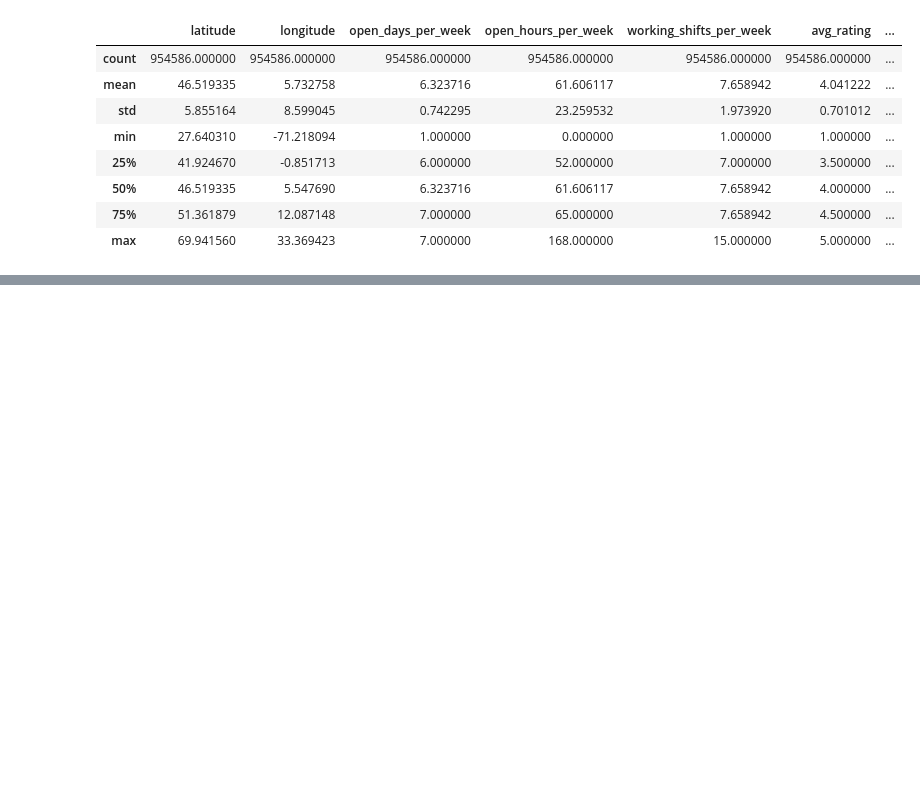
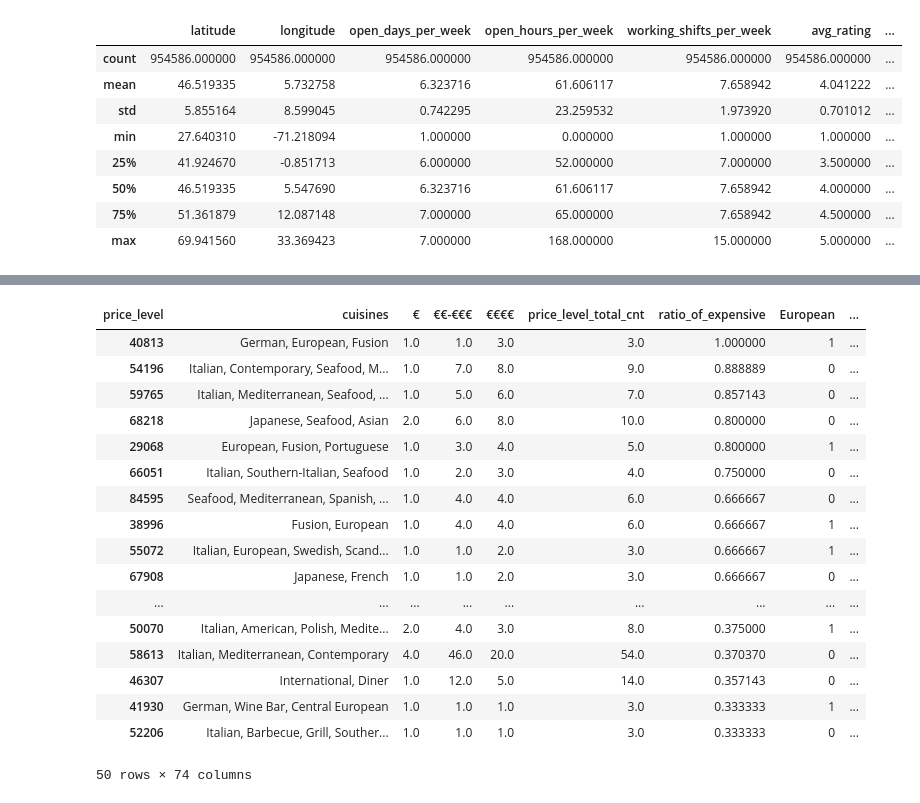
Before and after one commit to hltrk/challenge, a Jupyter notebook: data challenge.ipynb, the cells around one changed output, grey strips where cells are left out. Saved outputs shown, nothing was run; the diff lists cells and outputs as text; code cells hidden in the pictures; blank space fills up the shorter version.

```diff
--- a/data challenge.ipynb
+++ b/data challenge.ipynb
@@ -296,0 +410,6 @@ df.describe()
+# %%
+df_b = pd.pivot_table(df, index=["cuisines"], values="restaurant_link", columns="price_level", aggfunc= "count").reset_index()
+df_b["price_level_total_cnt"] = df_b["€"] + df_b["€€-€€€"] + df_b["€"]
+df_b["ratio_of_expensive"] = df_b["€€€€"] / df_b["price_level_total_cnt"]
+df_b["cuisines"] = df_b["cuisines"].str.strip()
+df_b.describe()
@@ -296,0 +435,35 @@ df.describe()
+# %%
+##FIND UNIQUE CUISINE names from data field
+
+
+cusines_top= df_b.sort_values(by="ratio_of_expensive", ascending=False).head(150)["cuisines"].str.split(",").tolist()
+unique_cuisines = list(set([y for x in cusines_top for y in x]))
+unique_cuisines = [str.strip(c) for c in unique_cuisines]
+unique_cuisines = list(set(unique_cuisines))
+# %%
+##Create flg for every cuisine
+##Sort for ratio_of_expensive column in order to look top 50 cuisine record.
+for cuisine in unique_cuisines:
+    df_b[cuisine] =  pd.np.where(df_b["cuisines"].str.contains(cuisine), 1, 0)
+
+df_sorted_t50 = df_b.sort_values(by="ratio_of_expensive", ascending=False).head(50)
+df_sorted_t50
+# %% [output]
+| price_level | cuisines | € | €€-€€€ | €€€€ | price_level_total_cnt | ratio_of_expensive | European | ... |
+| 40813 | German, European, Fusion | 1.0 | 1.0 | 3.0 | 3.0 | 1.000000 | 1 | ... |
+| 54196 | Italian, Contemporary, Seafood, M... | 1.0 | 7.0 | 8.0 | 9.0 | 0.888889 | 0 | ... |
+| 59765 | Italian, Mediterranean, Seafood, ... | 1.0 | 5.0 | 6.0 | 7.0 | 0.857143 | 0 | ... |
+| 68218 | Japanese, Seafood, Asian | 2.0 | 6.0 | 8.0 | 10.0 | 0.800000 | 0 | ... |
+| 29068 | European, Fusion, Portuguese | 1.0 | 3.0 | 4.0 | 5.0 | 0.800000 | 1 | ... |
+| 66051 | Italian, Southern-Italian, Seafood | 1.0 | 2.0 | 3.0 | 4.0 | 0.750000 | 0 | ... |
+| 84595 | Seafood, Mediterranean, Spanish, ... | 1.0 | 4.0 | 4.0 | 6.0 | 0.666667 | 0 | ... |
+| 38996 | Fusion, European | 1.0 | 4.0 | 4.0 | 6.0 | 0.666667 | 1 | ... |
+| 55072 | Italian, European, Swedish, Scand... | 1.0 | 1.0 | 2.0 | 3.0 | 0.666667 | 1 | ... |
+| 67908 | Japanese, French | 1.0 | 1.0 | 2.0 | 3.0 | 0.666667 | 0 | ... |
+| ... | ... | ... | ... | ... | ... | ... | ... | ... |
+| 50070 | Italian, American, Polish, Medite... | 2.0 | 4.0 | 3.0 | 8.0 | 0.375000 | 1 | ... |
+| 58613 | Italian, Mediterranean, Contemporary | 4.0 | 46.0 | 20.0 | 54.0 | 0.370370 | 0 | ... |
+| 46307 | International, Diner | 1.0 | 12.0 | 5.0 | 14.0 | 0.357143 | 0 | ... |
+| 41930 | German, Wine Bar, Central European | 1.0 | 1.0 | 1.0 | 3.0 | 0.333333 | 1 | ... |
+| 52206 | Italian, Barbecue, Grill, Souther... | 1.0 | 1.0 | 1.0 | 3.0 | 0.333333 | 0 | ... |
+50 rows × 74 columns
```
Also changed, not shown: parts of 21 cells of this notebook, 1 other file.
